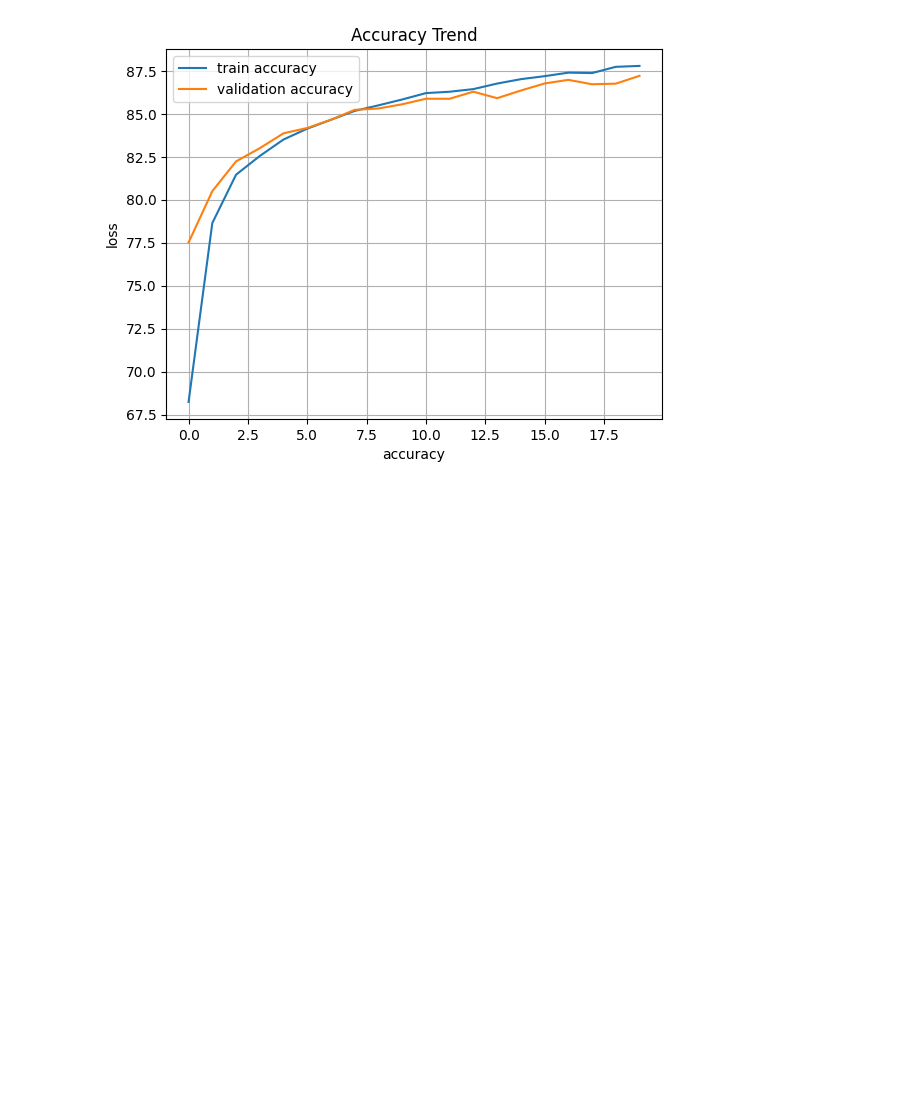
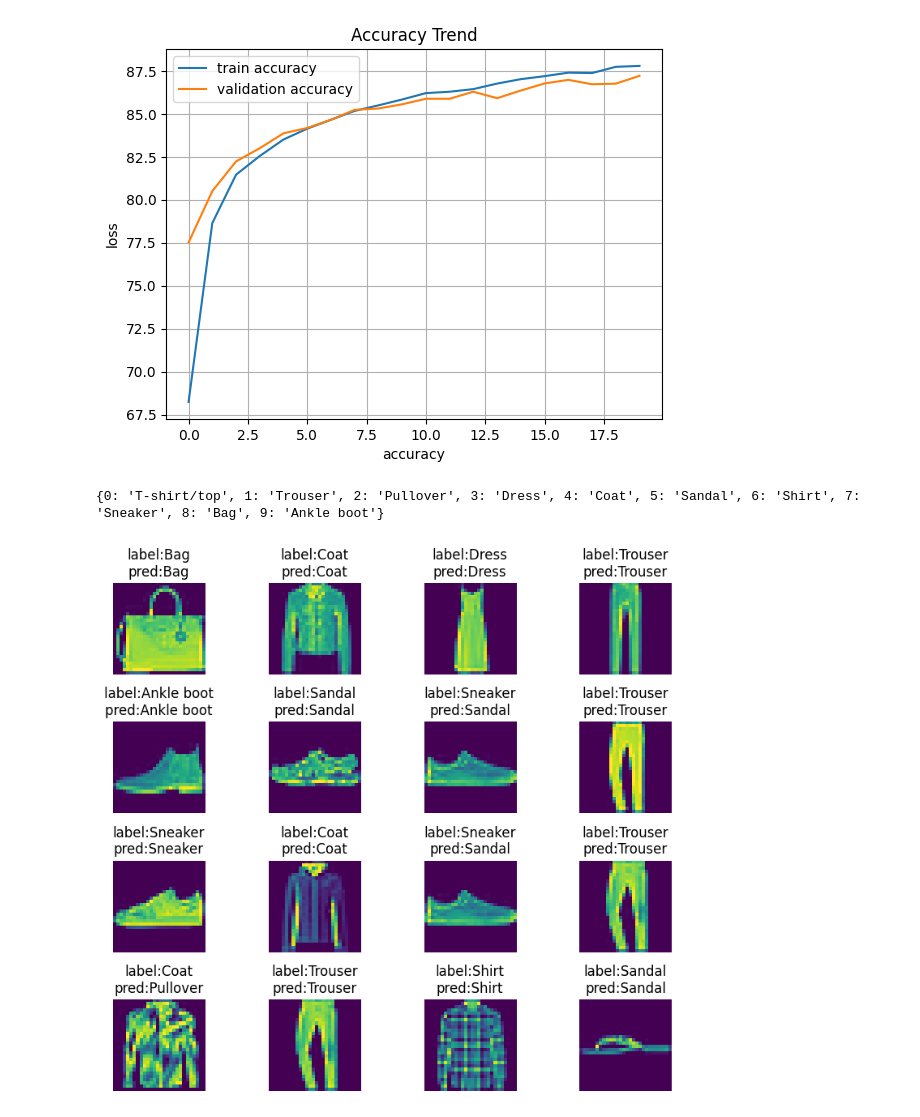
Before and after one commit to chy760martin/deep-learning, a Jupyter notebook: 03_mlp_fashion_mnist_gpu.ipynb, the cells around one changed output. Cells and saved outputs as stored; diff of their text form; code cells hidden in the pictures; blank space fills up the shorter version.

```diff
--- a/03_mlp_fashion_mnist_gpu.ipynb
+++ b/03_mlp_fashion_mnist_gpu.ipynb
@@ -319,0 +343,29 @@ torch.save(model.state_dict(), '.\\models\\model_mlp_fashion_mnist.ckpt')
+# %%
+# 시각화 - 추론 및 정답 비교
+
+# labels map 생성 - train_dataset 에서 정답 label map을 생성
+labels_map = { v : k for k, v in train_dataset.dataset.class_to_idx.items() }
+print(labels_map)
+
+# 시각화
+plt.figure(figsize=(8, 7))
+
+cols, rows = 4, 4
+
+for i in range(1, cols * rows + 1):
+    plt.subplot(rows, cols, i)
+
+    # torch.randint()를 통한 1개의 index 추출
+    sample_idx = torch.randint(len(x_test), size=(1,)).item()
+
+    # test dataloder에서 image, label, pred 값을 추출하여 시각화 비교
+    img, label, pred = test_images[sample_idx], test_labels[sample_idx].item(), preds[sample_idx].item()
+
+    plt.title('label:' + labels_map[label] + '\npred:' + labels_map[pred])
+    plt.imshow(torch.permute(img, (1, 2, 0))) # 본래 이미지 shape (3, 224, 224) -> 시각화 하기 위해서 (224, 224, 3) 변환
+    plt.axis('off')
+plt.tight_layout()
+plt.show()
+# %% [output]
+{0: 'T-shirt/top', 1: 'Trouser', 2: 'Pullover', 3: 'Dress', 4: 'Coat', 5: 'Sandal', 6: 'Shirt', 7: 'Sneaker', 8: 'Bag', 9: 'Ankle boot'}
+[figure, added]
```
Also changed, not shown: parts of 2 cells of this notebook, 5 other files.
